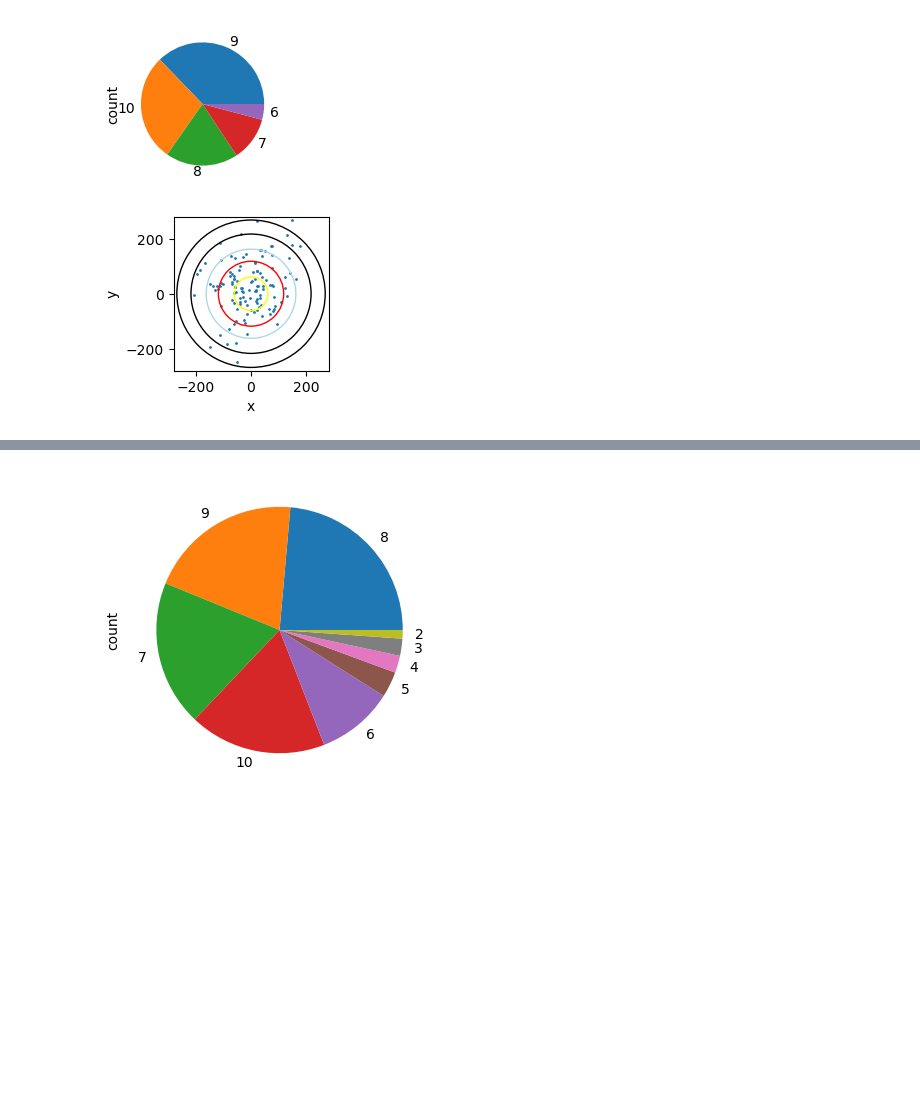
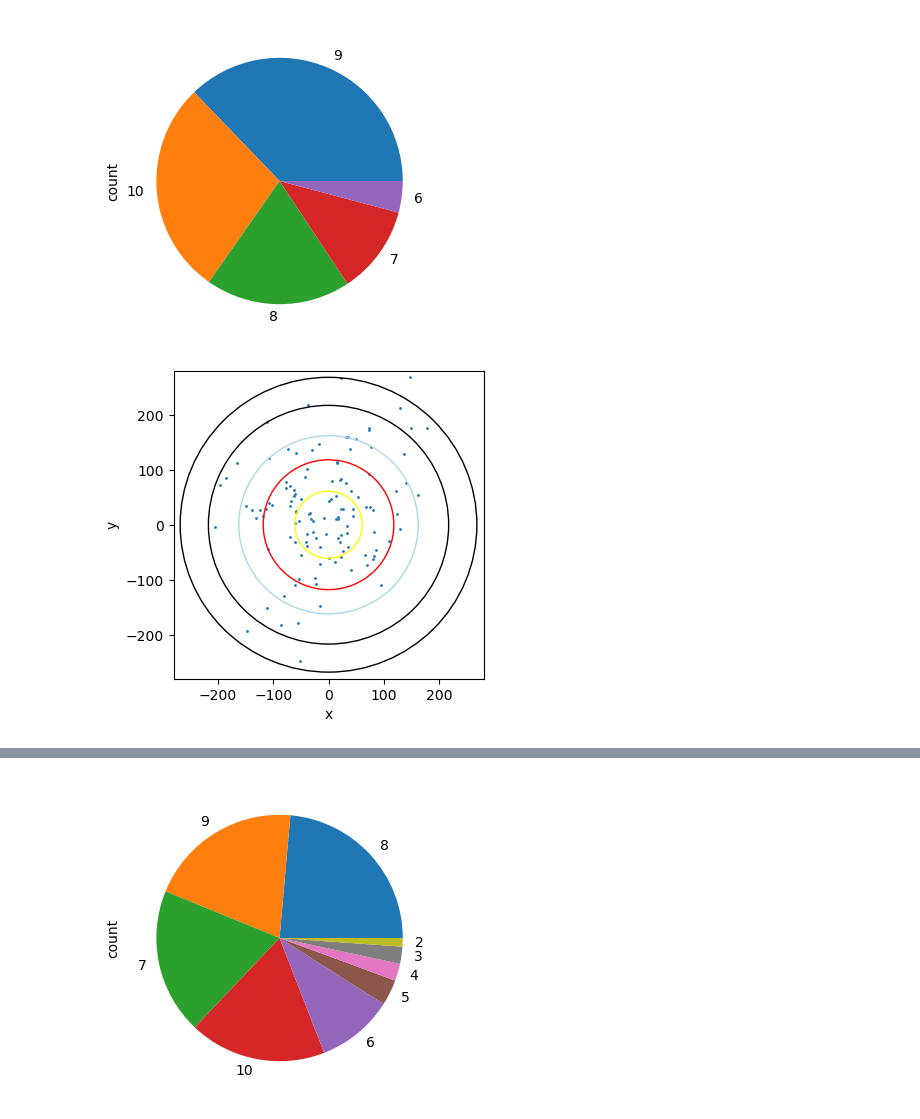
Before and after one commit to tonicodingc/awpj1, a Jupyter notebook: Pfeildaten/23.ipynb, the cells around one changed output, grey strips where cells are left out. Saved outputs shown, nothing was run; the diff lists cells and outputs as text; code cells hidden in the pictures; blank space fills up the shorter version.

```diff
--- a/Pfeildaten/23.ipynb
+++ b/Pfeildaten/23.ipynb
@@ -5,25 +5,25 @@ import matplotlib.pyplot as plt
 # %%
 arrows1 = pd.read_csv("arrows1.csv", delimiter=";")
 
 #print (xyarrows1)
 a1ringe = arrows1["Ringe"].value_counts()    #Ringe als einen Seperates Feature, damit man es als Pi-Chart auslesen kann
-ringe1plot = a1ringe.plot.pie(figsize = (2,2)) #Ringe Treffer als Pi Chart
+ringe1plot = a1ringe.plot.pie(figsize = (4,4)) #Ringe Treffer als Pi Chart
 
 #Gedanke ist, dass wir die Auflage nachbauen
-scatterxy1plot= arrows1.plot.scatter(x = "x", y = "y", figsize= (2, 2), s= 1)
+scatterxy1plot = arrows1.plot.scatter(x = "x", y = "y", figsize= (4, 4), s= 1)
 scatterxy1plot.set_xlim(-280, 280)
 scatterxy1plot.set_ylim(-280, 280)
 c11 = plt.Circle((0,0), 61, fill = False, color = 'yellow')
 c12 = plt.Circle((0,0), 118, fill = False, color = 'red')
 c13 = plt.Circle((0,0), 162, fill = False, color = 'lightblue')
 c14 = plt.Circle((0,0), 217, fill = False, color = 'black')
 c15 = plt.Circle((0,0), 268, fill = False, color = 'black')
 
 for l in [c11, c12, c13, c14, c15]:
     scatterxy1plot.add_patch(l)
 # %% [output]
-[figure, old version]
+[figure, new version]
-[figure, old version]
+[figure, new version]
 # %%
 arrows2 = pd.read_csv("arrows2.csv", delimiter=";")
 
```
Also changed, not shown: parts of 2 cells of this notebook.
